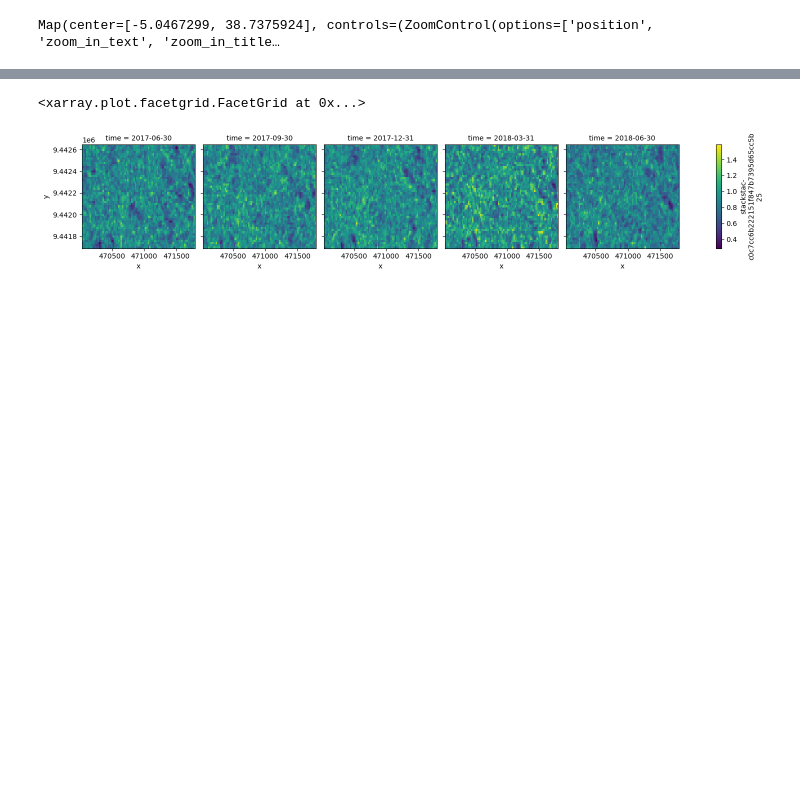
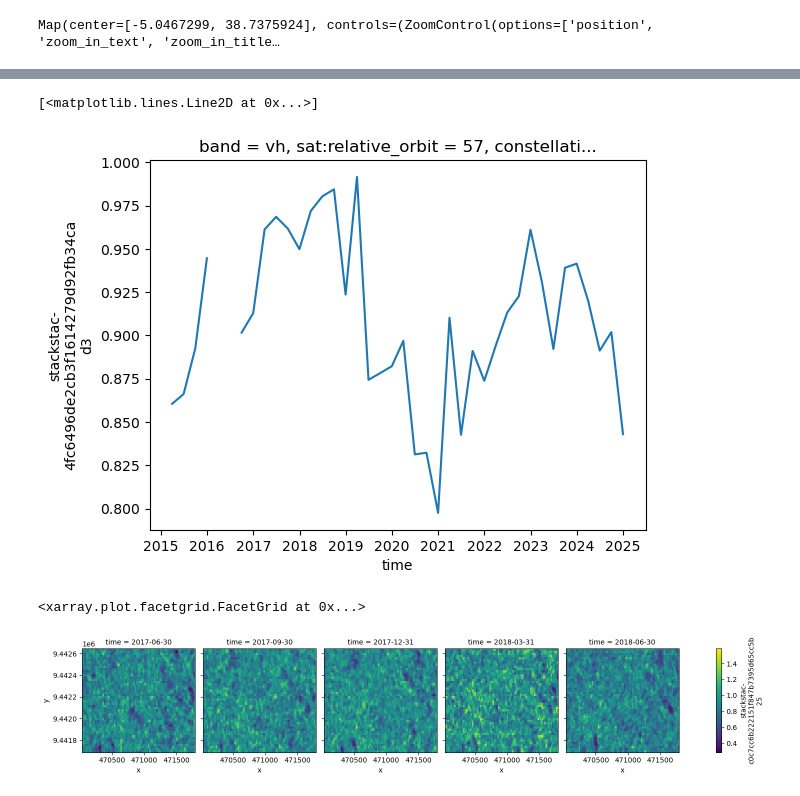
Before and after one commit to adlai-nelson/geog313-final-project, a Jupyter notebook: analysis.ipynb, the cells around one changed output, grey strips where cells are left out. Saved outputs shown, nothing was run; the diff lists cells and outputs as text; code cells hidden in the pictures; blank space fills up the shorter version.

```diff
--- a/analysis.ipynb
+++ b/analysis.ipynb
@@ -65,3 +59,13 @@ tsmean.plot(ax=ax)
+# %%
+tsmean = composite.mean(dim = ['y', 'x'], skipna = True)
+
+import matplotlib.pyplot as plt
+
+fig, ax = plt.subplots()
+tsmean.plot(ax=ax)
+# %% [output]
+[<matplotlib.lines.Line2D at 0x...>]
+[figure, added]
 # %%
 index = utils.calculate_index(composite, "RVI")
 index.isel(time=[9, 10, 11, 12, 13]).plot.imshow(col="time", col_wrap=5)
```
Also changed, not shown: parts of 8 cells of this notebook.
